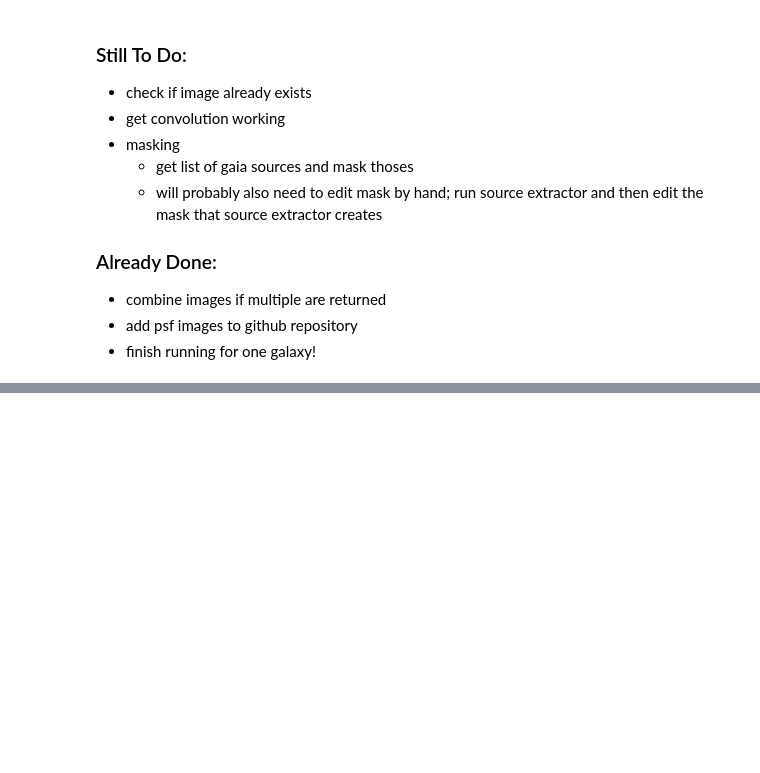
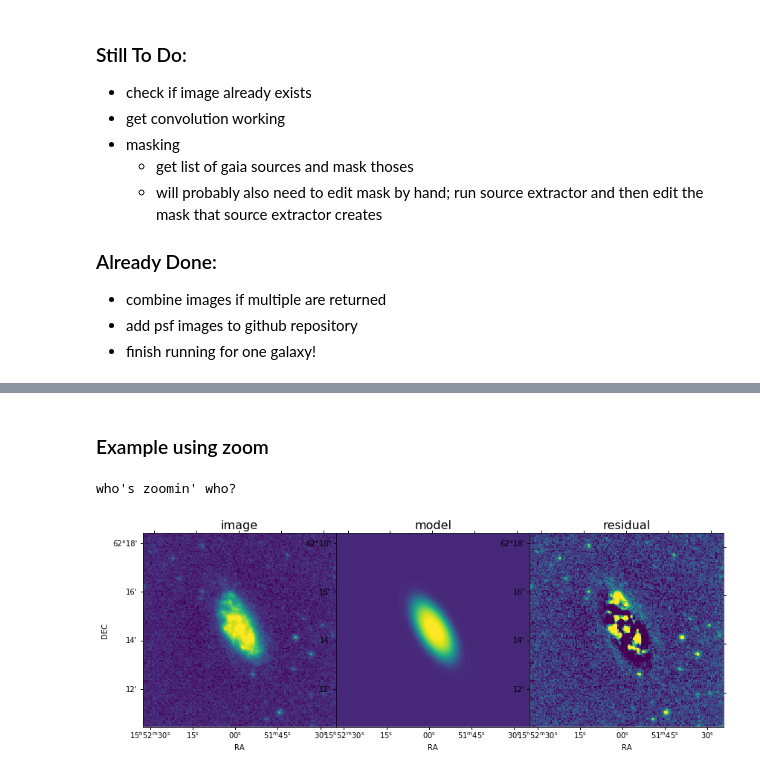
Before and after one commit to rfinn/virgowise, a Jupyter notebook: notebooks/howto-run-wisesize.ipynb, the cells around one changed output, grey strips where cells are left out. Saved outputs shown, nothing was run; the diff lists cells and outputs as text; code cells hidden in the pictures; blank space fills up the shorter version.

```diff
--- a/notebooks/howto-run-wisesize.ipynb
+++ b/notebooks/howto-run-wisesize.ipynb
@@ -230,0 +283,7 @@ CHI2NU :  0.59
+# %% [markdown]
+### Example using zoom
+# %%
+g.display_galfit_model(zoom=2)
+# %% [output]
+who's zoomin' who?
+[figure, added]
```
Also changed, not shown: parts of 6 cells of this notebook, 1 other file.
